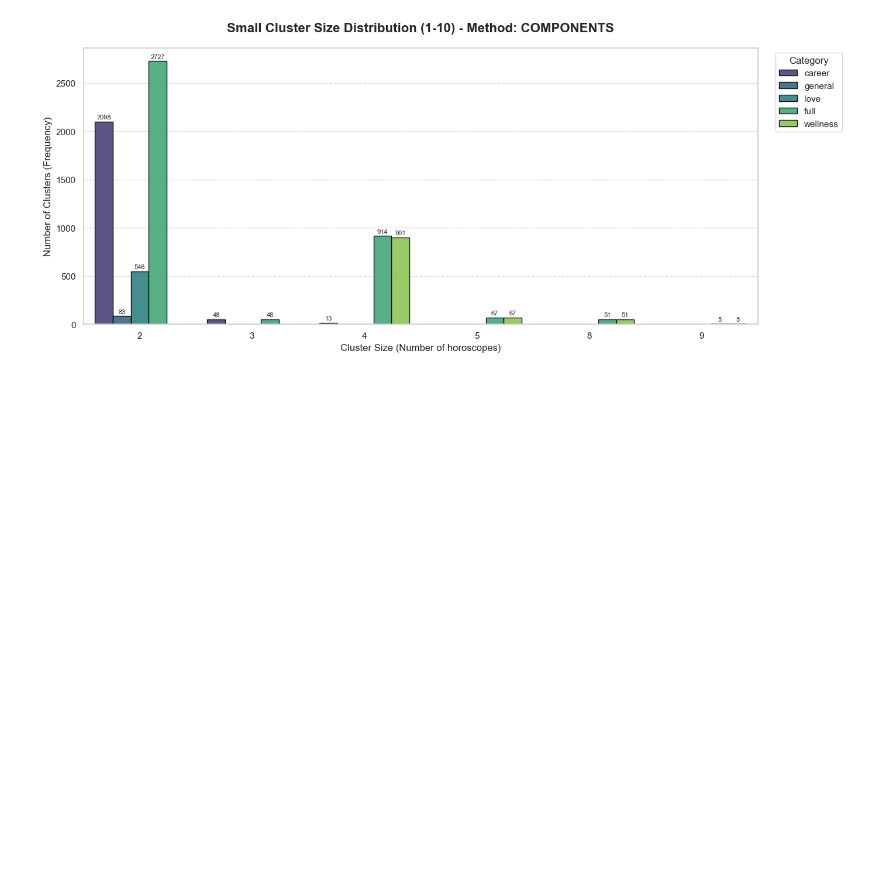
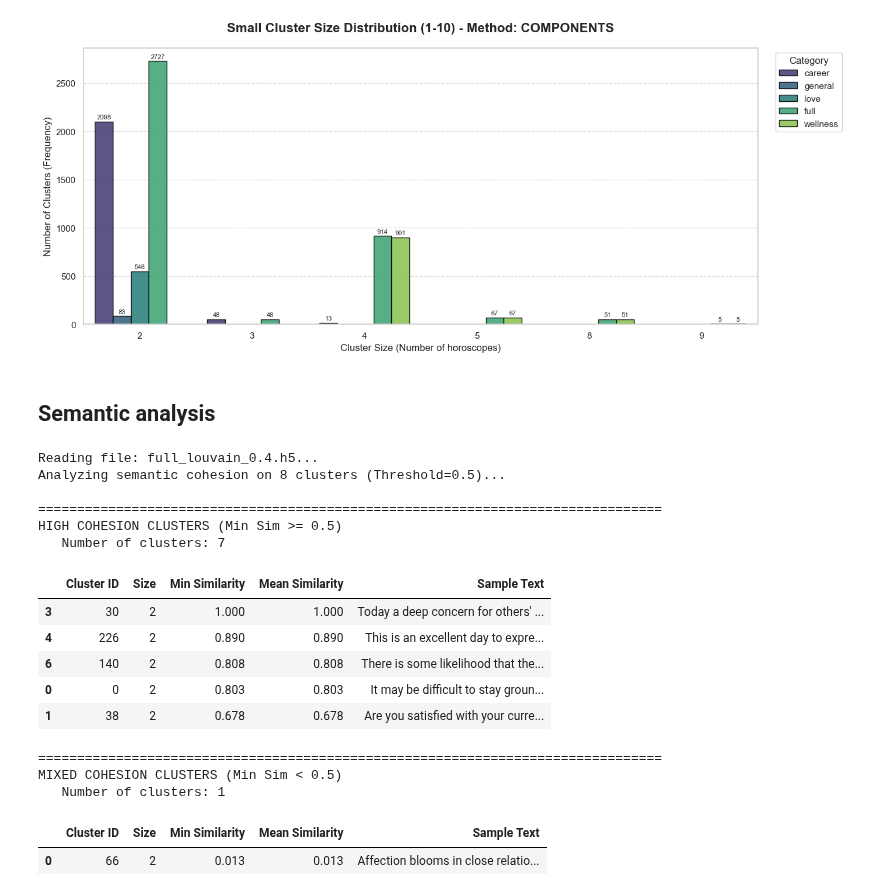
Before and after one commit to andregodinhodtu/02807_Comp_tools_project_group_02, a Jupyter notebook: notebooks/notebook_statistic.ipynb, the cells around one changed output. Saved outputs shown, nothing was run; the diff lists cells and outputs as text; code cells hidden in the pictures; blank space fills up the shorter version.

```diff
--- a/notebooks/notebook_statistic.ipynb
+++ b/notebooks/notebook_statistic.ipynb
@@ -120,3 +120,25 @@ plot_small_clusters_distribution(folder)
 [figure]
  Generating chart for method: COMPONENTS...
 [figure]
+# %% [markdown]
+## Semantic analysis
+# %%
+generate_cohesion_reports('full_louvain_0.4.h5', threshold=0.5)
+# %% [output]
+Reading file: full_louvain_0.4.h5...
+Analyzing semantic cohesion on 8 clusters (Threshold=0.5)...
+
+================================================================================
+HIGH COHESION CLUSTERS (Min Sim >= 0.5)
+   Number of clusters: 7
+|  | Cluster ID | Size | Min Similarity | Mean Similarity | Sample Text |
+| 3 | 30 | 2 | 1.000 | 1.000 | Today a deep concern for others' ... |
+| 4 | 226 | 2 | 0.890 | 0.890 | This is an excellent day to expre... |
+| 6 | 140 | 2 | 0.808 | 0.808 | There is some likelihood that the... |
+| 0 | 0 | 2 | 0.803 | 0.803 | It may be difficult to stay groun... |
+| 1 | 38 | 2 | 0.678 | 0.678 | Are you satisfied with your curre... |
+================================================================================
+MIXED COHESION CLUSTERS (Min Sim < 0.5)
+   Number of clusters: 1
+|  | Cluster ID | Size | Min Similarity | Mean Similarity | Sample Text |
+| 0 | 66 | 2 | 0.013 | 0.013 | Affection blooms in close relatio... |
```
Also changed, not shown: parts of 1 cell of this notebook.
